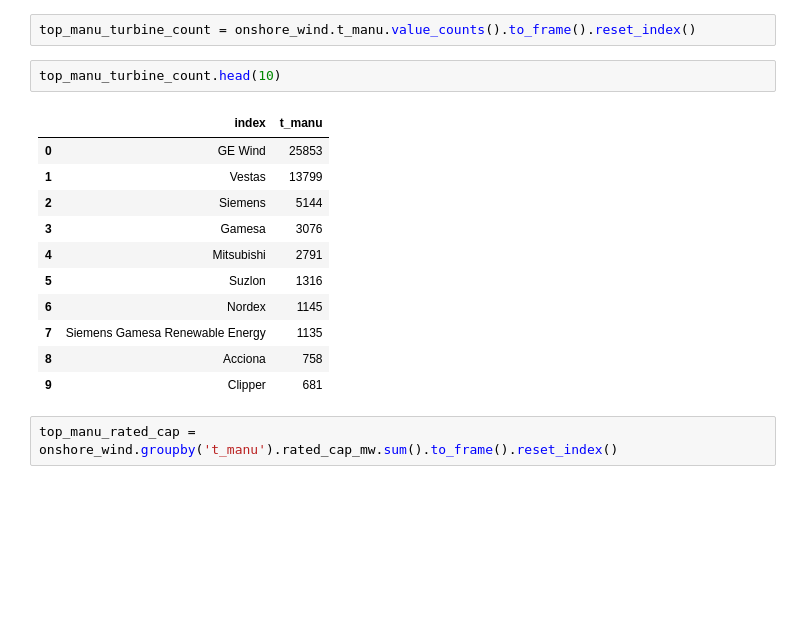
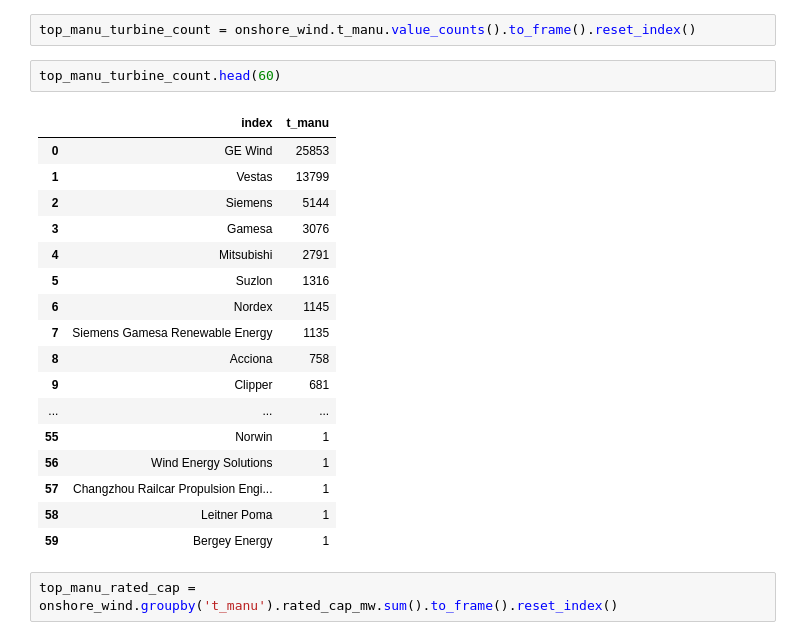
Before and after one commit to hsopel/NSS-Capstone, a Jupyter notebook: notebook/wind_eda.ipynb, the cells around one changed output. Saved outputs shown, nothing was run; the diff lists cells and outputs as text; blank space fills up the shorter version.

```diff
--- a/notebook/wind_eda.ipynb
+++ b/notebook/wind_eda.ipynb
@@ -572,19 +573,25 @@ wind[wind['p_year'] == 2019.0]
 # %%
 top_manu_turbine_count = onshore_wind.t_manu.value_counts().to_frame().reset_index()
 # %%
-top_manu_turbine_count.head(10)
+top_manu_turbine_count.head(60)
 # %% [output]
 |  | index | t_manu |
 | 0 | GE Wind | 25853 |
 | 1 | Vestas | 13799 |
 | 2 | Siemens | 5144 |
 | 3 | Gamesa | 3076 |
 | 4 | Mitsubishi | 2791 |
 | 5 | Suzlon | 1316 |
 | 6 | Nordex | 1145 |
 | 7 | Siemens Gamesa Renewable Energy | 1135 |
 | 8 | Acciona | 758 |
 | 9 | Clipper | 681 |
+| ... | ... | ... |
+| 55 | Norwin | 1 |
+| 56 | Wind Energy Solutions | 1 |
+| 57 | Changzhou Railcar Propulsion Engi... | 1 |
+| 58 | Leitner Poma | 1 |
+| 59 | Bergey Energy | 1 |
 # %%
 top_manu_rated_cap = onshore_wind.groupby('t_manu').rated_cap_mw.sum().to_frame().reset_index()
 # %%
```
Also changed, not shown: parts of 8 cells of this notebook, 2 other files.
